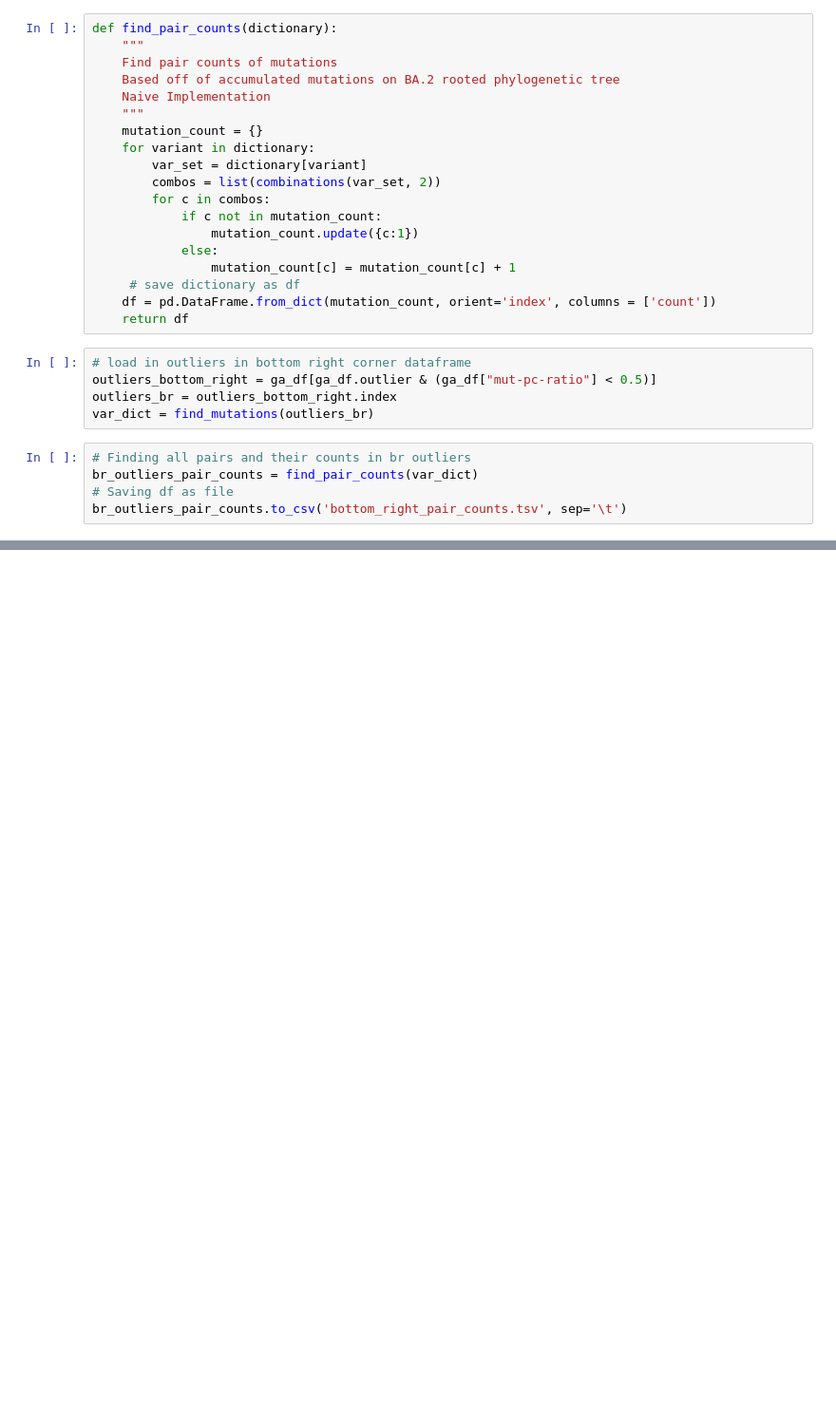
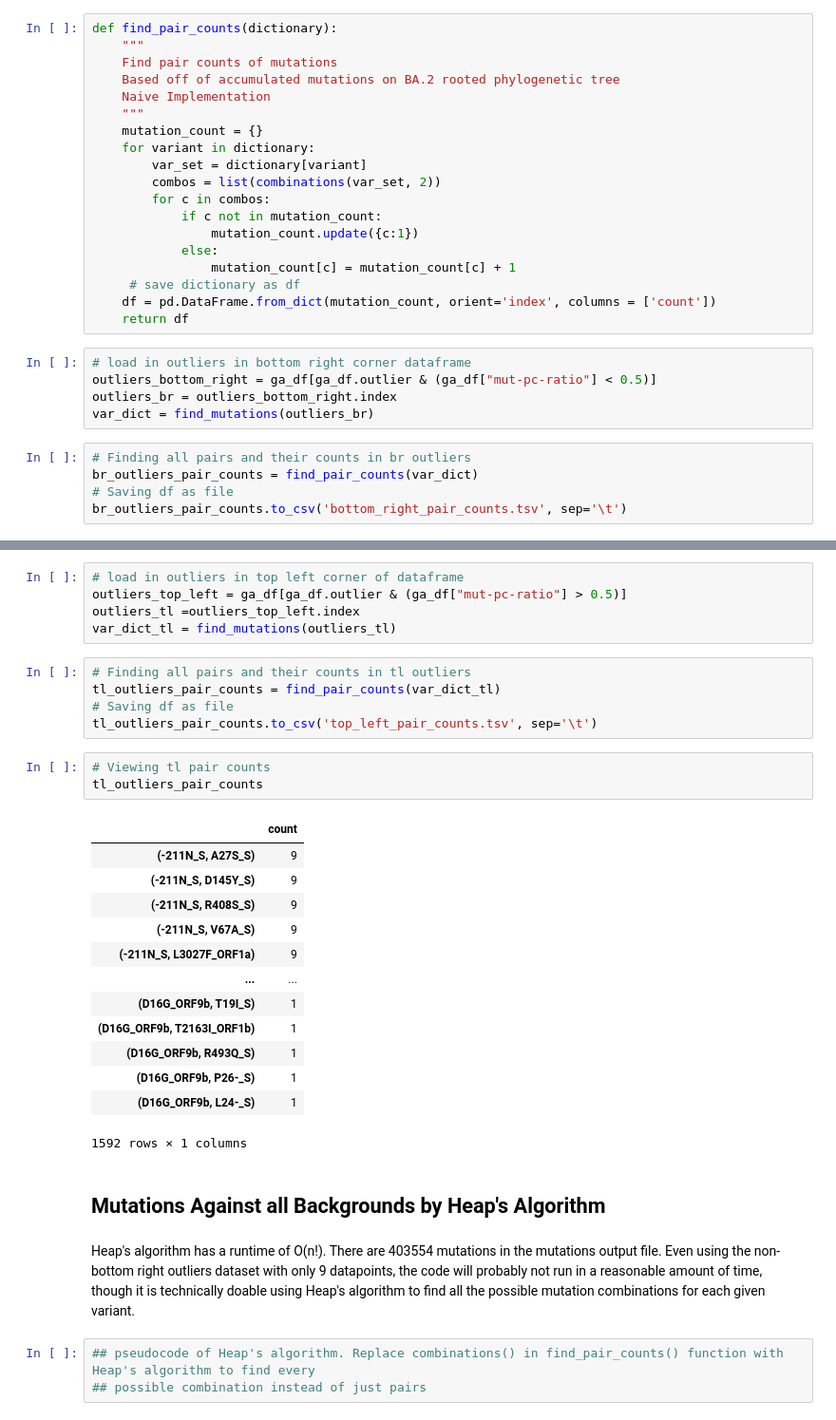
Before and after one commit to blab/sars2-epistasis-modeling, a Jupyter notebook: mutations-by-variant/model-comparison-and-outliers.ipynb, the cells around one changed output, grey strips where cells are left out. Shown at 95% size. Cells and saved outputs as stored; diff of their text form; blank space fills up the shorter version.

Commit message:
added in information for top left outlier datapoints

```diff
--- a/mutations-by-variant/model-comparison-and-outliers.ipynb
+++ b/mutations-by-variant/model-comparison-and-outliers.ipynb
@@ -295,0 +298,34 @@ br_outliers_pair_counts
+# %%
+# load in outliers in top left corner of dataframe
+outliers_top_left = ga_df[ga_df.outlier & (ga_df["mut-pc-ratio"] > 0.5)]
+outliers_tl =outliers_top_left.index
+var_dict_tl = find_mutations(outliers_tl)
+# %%
+# Finding all pairs and their counts in tl outliers
+tl_outliers_pair_counts = find_pair_counts(var_dict_tl)
+# Saving df as file
+tl_outliers_pair_counts.to_csv('top_left_pair_counts.tsv', sep='\t')
+# %%
+# Viewing tl pair counts
+tl_outliers_pair_counts
+# %% [output]
+|  | count |
+| (-211N_S, A27S_S) | 9 |
+| (-211N_S, D145Y_S) | 9 |
+| (-211N_S, R408S_S) | 9 |
+| (-211N_S, V67A_S) | 9 |
+| (-211N_S, L3027F_ORF1a) | 9 |
+| ... | ... |
+| (D16G_ORF9b, T19I_S) | 1 |
+| (D16G_ORF9b, T2163I_ORF1b) | 1 |
+| (D16G_ORF9b, R493Q_S) | 1 |
+| (D16G_ORF9b, P26-_S) | 1 |
+| (D16G_ORF9b, L24-_S) | 1 |
+1592 rows × 1 columns
+# %% [markdown]
+## Mutations Against all Backgrounds by Heap's Algorithm
+# %% [markdown]
+Heap's algorithm has a runtime of O(n!). There are 403554 mutations in the mutations output file. Even using the non-bottom right outliers dataset with only 9 datapoints, the code will probably not run in a reasonable amount of time, though it is technically doable using Heap's algorithm to find all the possible mutation combinations for each given variant.
+# %%
+## pseudocode of Heap's algorithm. Replace combinations() in find_pair_counts() function with Heap's algorithm to find every
+## possible combination instead of just pairs
```
Also changed, not shown: parts of 3 cells of this notebook, 2 other files.
